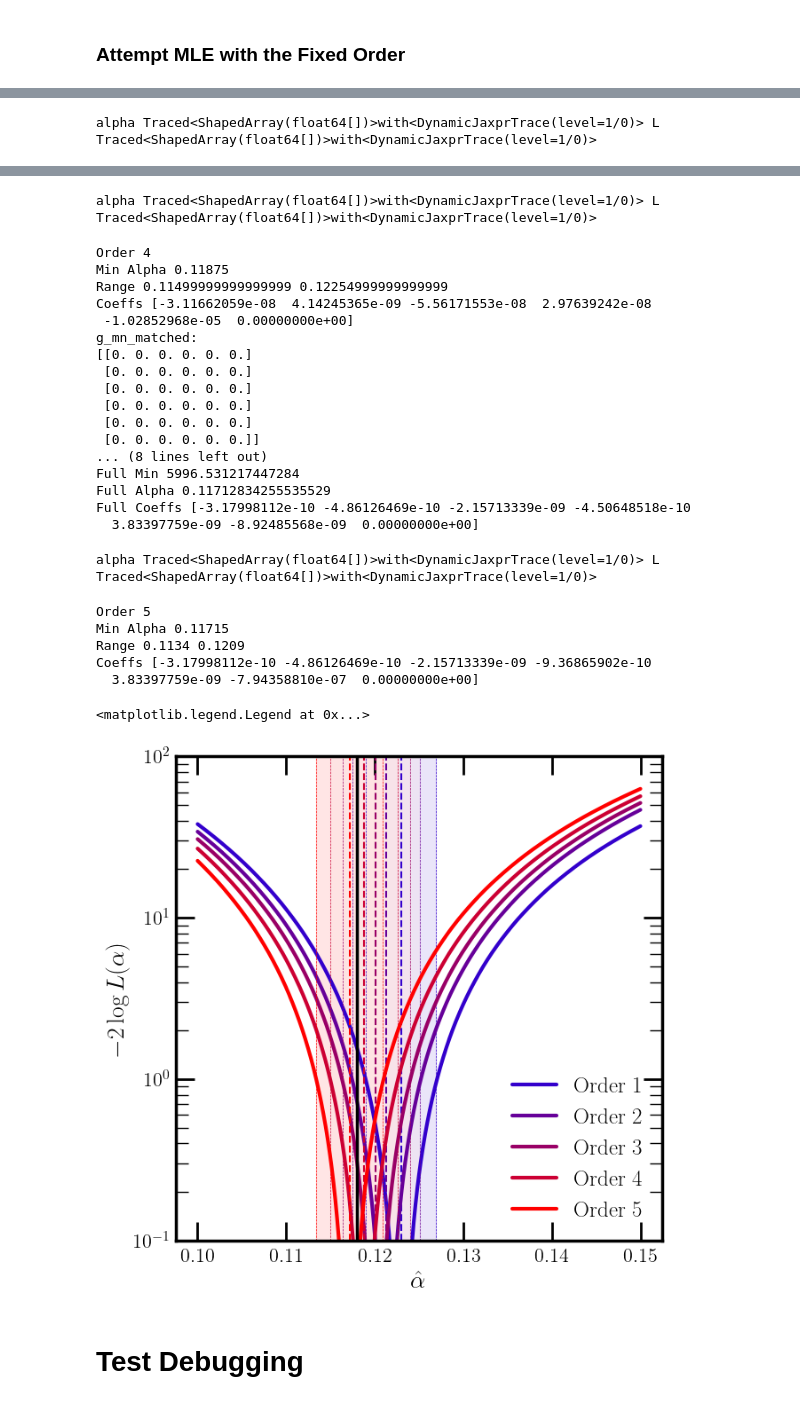
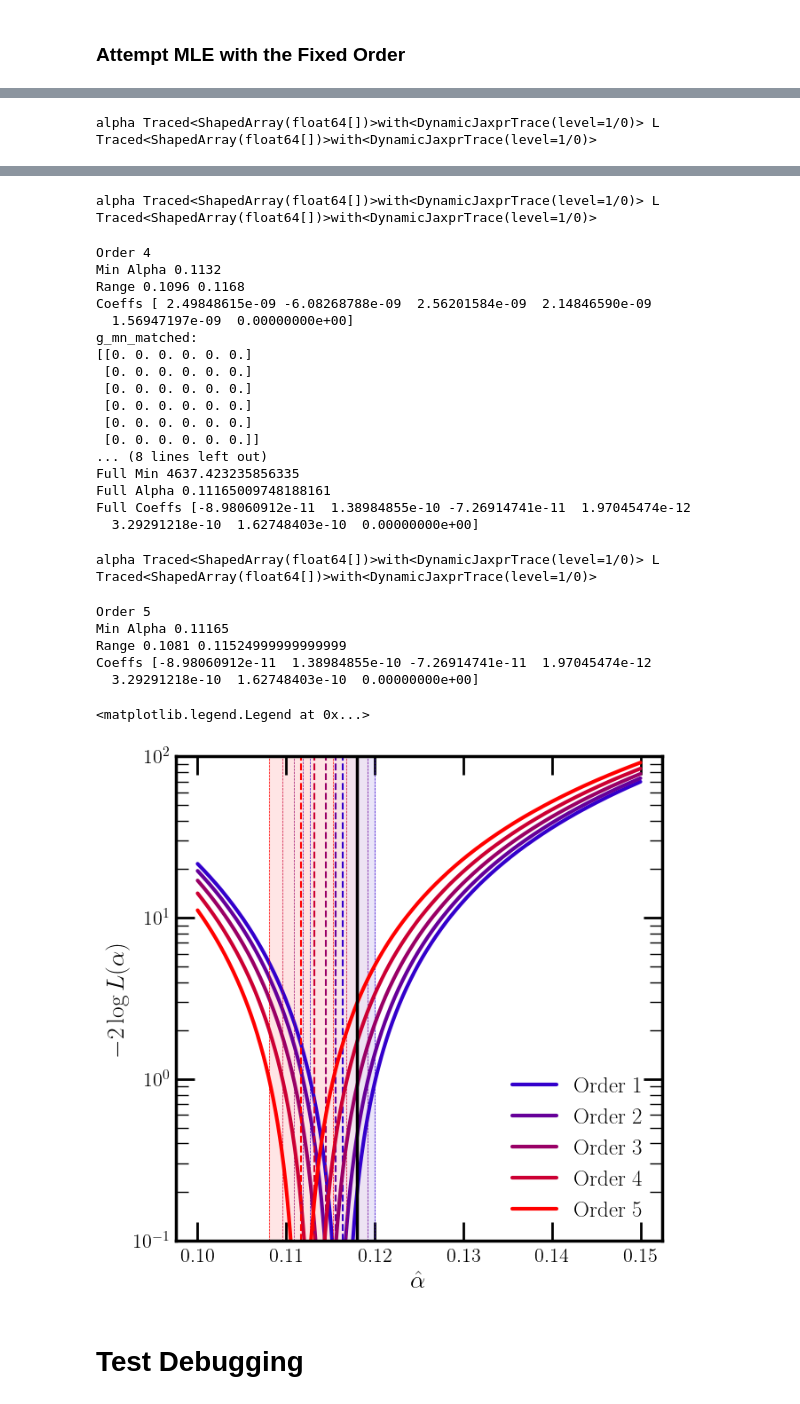
Before and after one commit to rikab/RDF, a Jupyter notebook: jax/exponential.ipynb, the cells around one changed output, grey strips where cells are left out. Drawn from its saved outputs; the diff is of its cells as text; code cells hidden in the pictures.

Commit message:
m-star matching

```diff
--- a/jax/exponential.ipynb
+++ b/jax/exponential.ipynb
@@ -46,7 +46,7 @@ max_order = 5
 num_trials = 100
 extra_orders = 1
 
-ALT_DATASET = False
+ALT_DATASET = True
 
 
 
@@ -198,7 +511,7 @@ for order in range(1, max_order):
 
         # Prior on the g_mn
         std =  0.1 / factorials
-        g_mn = (2 * (jax.random.uniform(seed, factorials.shape))-1)   * std  - (std**2 / 2)
+        g_mn = (2 * (jax.random.uniform(seed, factorials.shape))-1)   * std  #- (std**2 / 2)
         max_m = g_mn.shape[0]
         max_n = g_mn.shape[1]
 
@@ -214,7 +527,7 @@ for order in range(1, max_order):
 
 
         # Save the curve
-        data[order, :, trial] = jnp.nan_to_num(vmapped_q(t, 0.118, g_star, g_mn))
+        data[order, :, trial] = jnp.nan_to_num(vmapped_q(t, 0.118, g_star, g_mn))[:,0]
 # %% [output]
 Order:  1
 g_mn_matched:
@@ -570,7 +884,7 @@ def log_prior(g_mn_higher, m, alpha):
     beta0 = 11/3*3 - 5 * 2/3
     std = 0.1 / math.factorial(m) #10*(alpha * jnp.log(2) * beta0 / (2 * jnp.pi))**m
 
-    std = 10 * (alpha * jnp.log(2) * beta0 / (2 * jnp.pi))**m
+    std = 1 * (alpha * jnp.log(2) * beta0 / (2 * jnp.pi))**m
 
     # treat the higher order terms as a gaussian prior
     return jnp.sum(jnp.log(jax.scipy.stats.norm.pdf(g_mn_higher, 0, std)))
@@ -798,29 +1112,29 @@ Full Coeffs [-2.14490826e-08  1.73552818e-09 -3.38592598e-08  1.68876138e-08
 alpha Traced<ShapedArray(float64[])>with<DynamicJaxprTrace(level=1/0)> L Traced<ShapedArray(float64[])>with<DynamicJaxprTrace(level=1/0)>
 Order 4
-Min Alpha 0.11875
-Range 0.11499999999999999 0.12254999999999999
-Coeffs [-3.11662059e-08  4.14245365e-09 -5.56171553e-08  2.97639242e-08
- -1.02852968e-05  0.00000000e+00]
+Min Alpha 0.1132
+Range 0.1096 0.1168
+Coeffs [ 2.49848615e-09 -6.08268788e-09  2.56201584e-09  2.14846590e-09
+  1.56947197e-09  0.00000000e+00]
 g_mn_matched:
 [[0. 0. 0. 0. 0. 0.]
  [0. 0. 0. 0. 0. 0.]
  [0. 0. 0. 0. 0. 0.]
  [0. 0. 0. 0. 0. 0.]
  [0. 0. 0. 0. 0. 0.]
  [0. 0. 0. 0. 0. 0.]]
 ... (8 lines left out)
-Full Min 5996.531217447284
-Full Alpha 0.11712834255535529
-Full Coeffs [-3.17998112e-10 -4.86126469e-10 -2.15713339e-09 -4.50648518e-10
-  3.83397759e-09 -8.92485568e-09  0.00000000e+00]
+Full Min 4637.423235856335
+Full Alpha 0.11165009748188161
+Full Coeffs [-8.98060912e-11  1.38984855e-10 -7.26914741e-11  1.97045474e-12
+  3.29291218e-10  1.62748403e-10  0.00000000e+00]
 alpha Traced<ShapedArray(float64[])>with<DynamicJaxprTrace(level=1/0)> L Traced<ShapedArray(float64[])>with<DynamicJaxprTrace(level=1/0)>
 Order 5
-Min Alpha 0.11715
-Range 0.1134 0.1209
-Coeffs [-3.17998112e-10 -4.86126469e-10 -2.15713339e-09 -9.36865902e-10
-  3.83397759e-09 -7.94358810e-07  0.00000000e+00]
+Min Alpha 0.11165
+Range 0.1081 0.11524999999999999
+Coeffs [-8.98060912e-11  1.38984855e-10 -7.26914741e-11  1.97045474e-12
+  3.29291218e-10  1.62748403e-10  0.00000000e+00]
 <matplotlib.legend.Legend at 0x...>
-[figure, old version]
+[figure, new version]
 # %% [markdown]
 # Test Debugging
 # %% [markdown]
```
Also changed, not shown: parts of 9 cells of this notebook, 4 other files.
